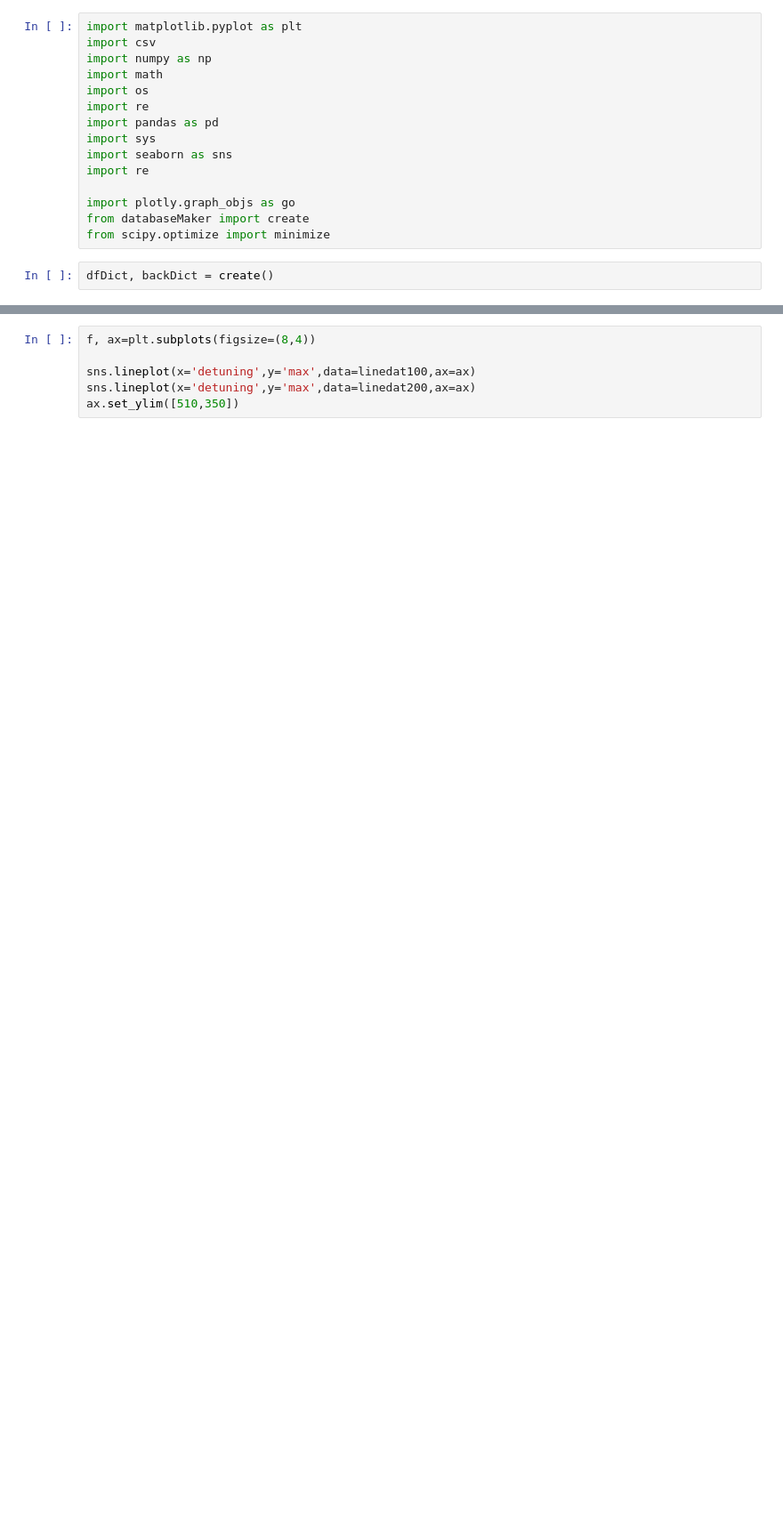
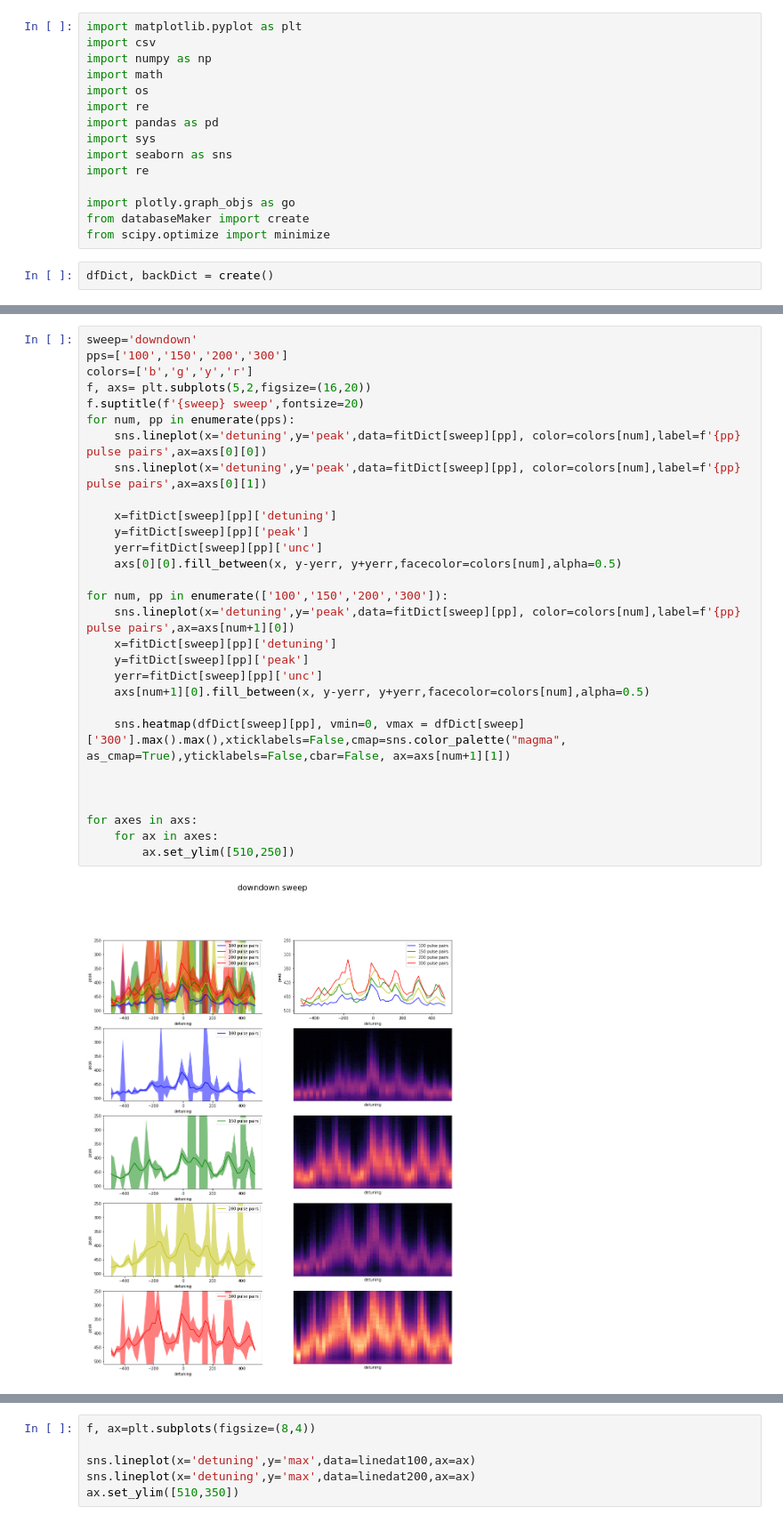
Before and after one commit to Adiabatic-Rapid-Passage/ARPdb, a Jupyter notebook: ARP plot.ipynb, the cells around one changed output, grey strips where cells are left out. Shown at 89% size. Cells and saved outputs as stored; diff of their text form; blank space fills up the shorter version.

```diff
--- a/ARP plot.ipynb
+++ b/ARP plot.ipynb
@@ -166,0 +103,31 @@ ax4.set_ylim([510,100])
+# %%
+sweep='downdown'
+pps=['100','150','200','300']
+colors=['b','g','y','r']
+f, axs= plt.subplots(5,2,figsize=(16,20))
+f.suptitle(f'{sweep} sweep',fontsize=20)
+for num, pp in enumerate(pps):
+    sns.lineplot(x='detuning',y='peak',data=fitDict[sweep][pp], color=colors[num],label=f'{pp} pulse pairs',ax=axs[0][0])
+    sns.lineplot(x='detuning',y='peak',data=fitDict[sweep][pp], color=colors[num],label=f'{pp} pulse pairs',ax=axs[0][1])
+
+    x=fitDict[sweep][pp]['detuning']
+    y=fitDict[sweep][pp]['peak']
+    yerr=fitDict[sweep][pp]['unc']
+    axs[0][0].fill_between(x, y-yerr, y+yerr,facecolor=colors[num],alpha=0.5)
+
+for num, pp in enumerate(['100','150','200','300']):
+    sns.lineplot(x='detuning',y='peak',data=fitDict[sweep][pp], color=colors[num],label=f'{pp} pulse pairs',ax=axs[num+1][0])
+    x=fitDict[sweep][pp]['detuning']
+    y=fitDict[sweep][pp]['peak']
+    yerr=fitDict[sweep][pp]['unc']
+    axs[num+1][0].fill_between(x, y-yerr, y+yerr,facecolor=colors[num],alpha=0.5)
+
+    sns.heatmap(dfDict[sweep][pp], vmin=0, vmax = dfDict[sweep]['300'].max().max(),xticklabels=False,cmap=sns.color_palette("magma", as_cmap=True),yticklabels=False,cbar=False, ax=axs[num+1][1])
+
+
+
+for axes in axs:
+    for ax in axes:
+        ax.set_ylim([510,250])
+# %% [output]
+[figure, added]
```
Also changed, not shown: parts of 12 cells of this notebook, 1 other file.
